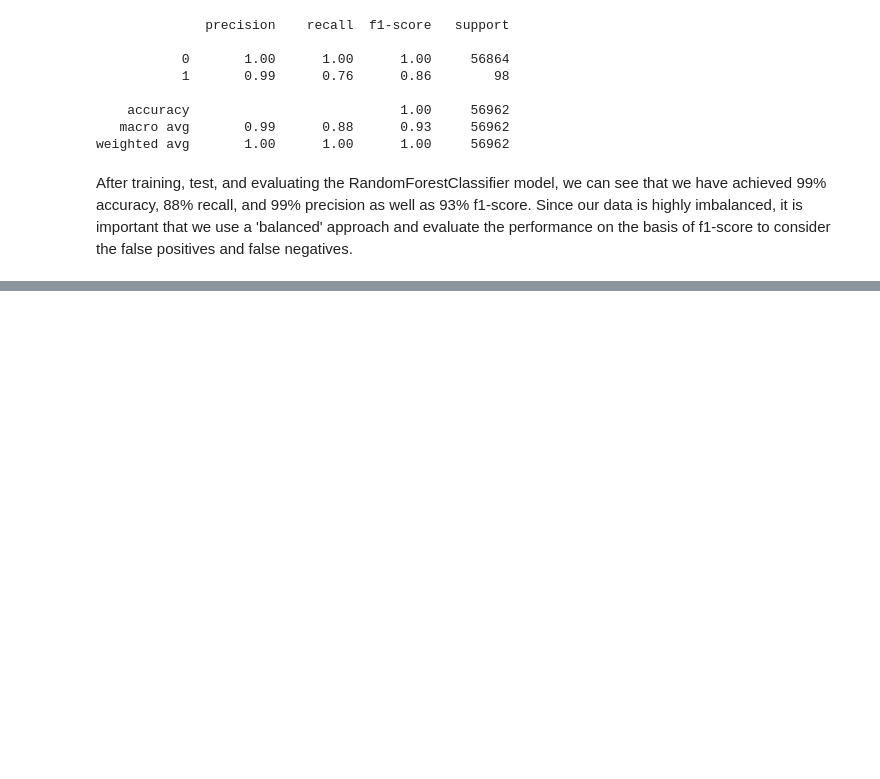
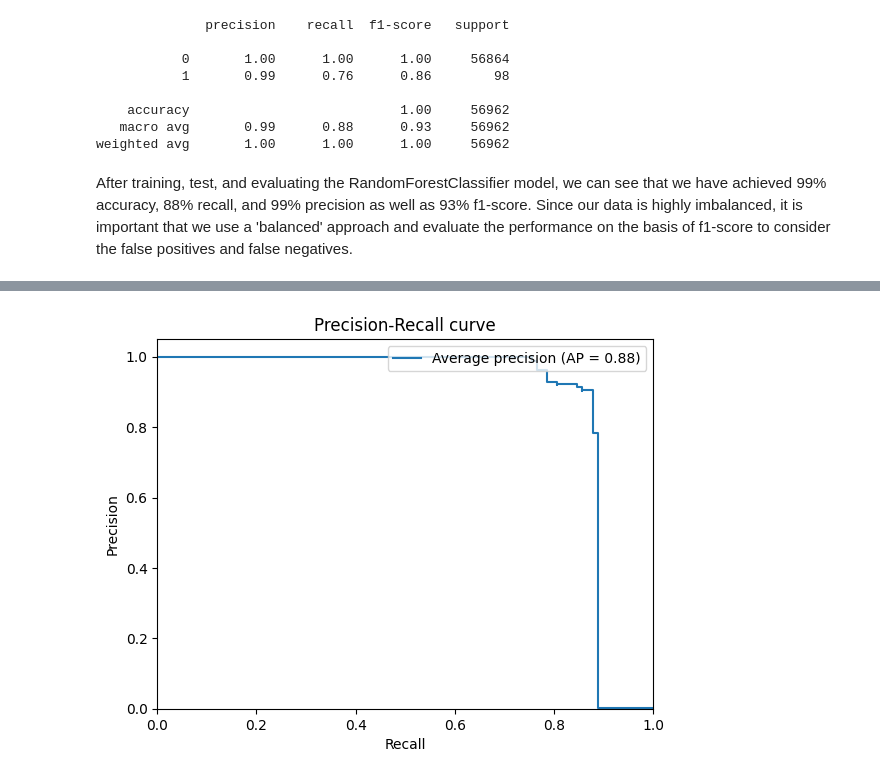
Before and after one commit to ankitajaswal/CODSOFT, a Jupyter notebook: Task 3/Testbench3.ipynb, the cells around one changed output, grey strips where cells are left out. Saved outputs shown, nothing was run; the diff lists cells and outputs as text; code cells hidden in the pictures; blank space fills up the shorter version.

```diff
--- a/Task 3/Testbench3.ipynb
+++ b/Task 3/Testbench3.ipynb
@@ -121,0 +206,23 @@ After training, test, and evaluating the RandomForestClassifier model, we can se
+# %%
+y_scores = rf_optimal.predict_proba(X_test)[:, 1]  # Get the probabilities of the positive class
+# %%
+from sklearn.metrics import precision_recall_curve
+from sklearn.metrics import average_precision_score
+
+# Compute precision-recall curve
+precision, recall, _ = precision_recall_curve(y_test, y_scores)
+
+# Compute average precision
+average_precision = average_precision_score(y_test, y_scores)
+
+plt.figure()
+plt.step(recall, precision, where='post', label='Average precision (AP = %0.2f)' % average_precision)
+plt.xlabel('Recall')
+plt.ylabel('Precision')
+plt.ylim([0.0, 1.05])
+plt.xlim([0.0, 1.0])
+plt.title('Precision-Recall curve')
+plt.legend(loc="upper right")
+plt.show()
+# %% [output]
+[figure, added]
```
Also changed, not shown: parts of 14 cells of this notebook, 3 other files.
